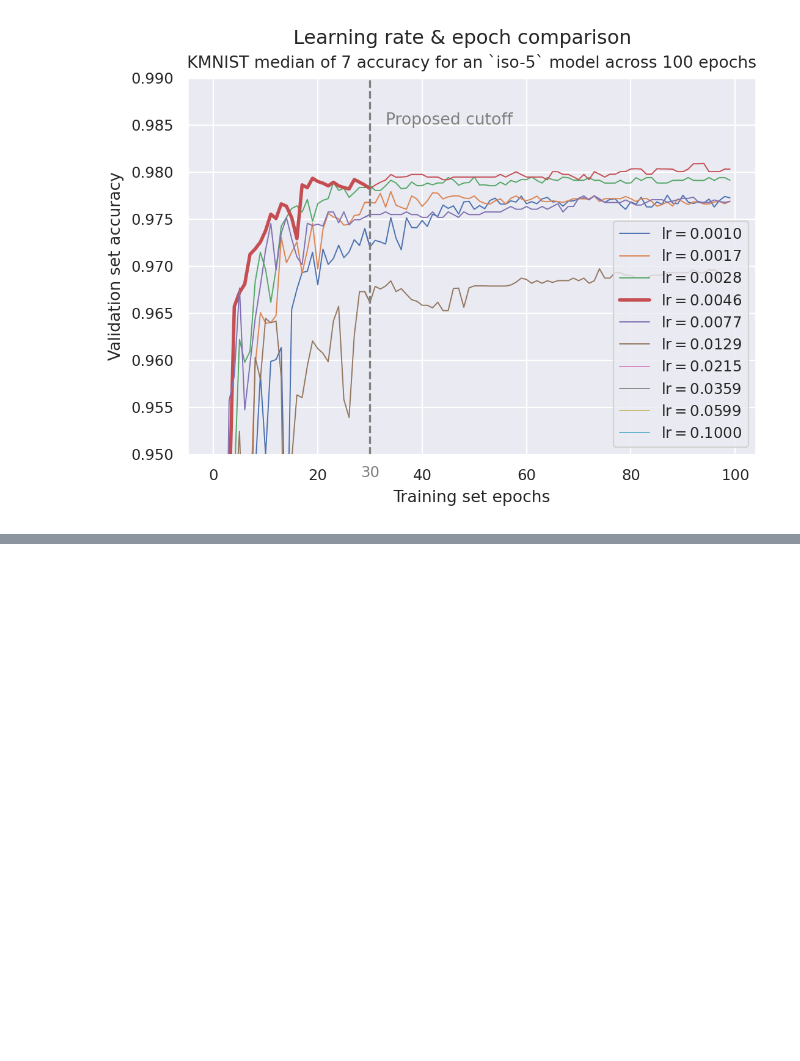
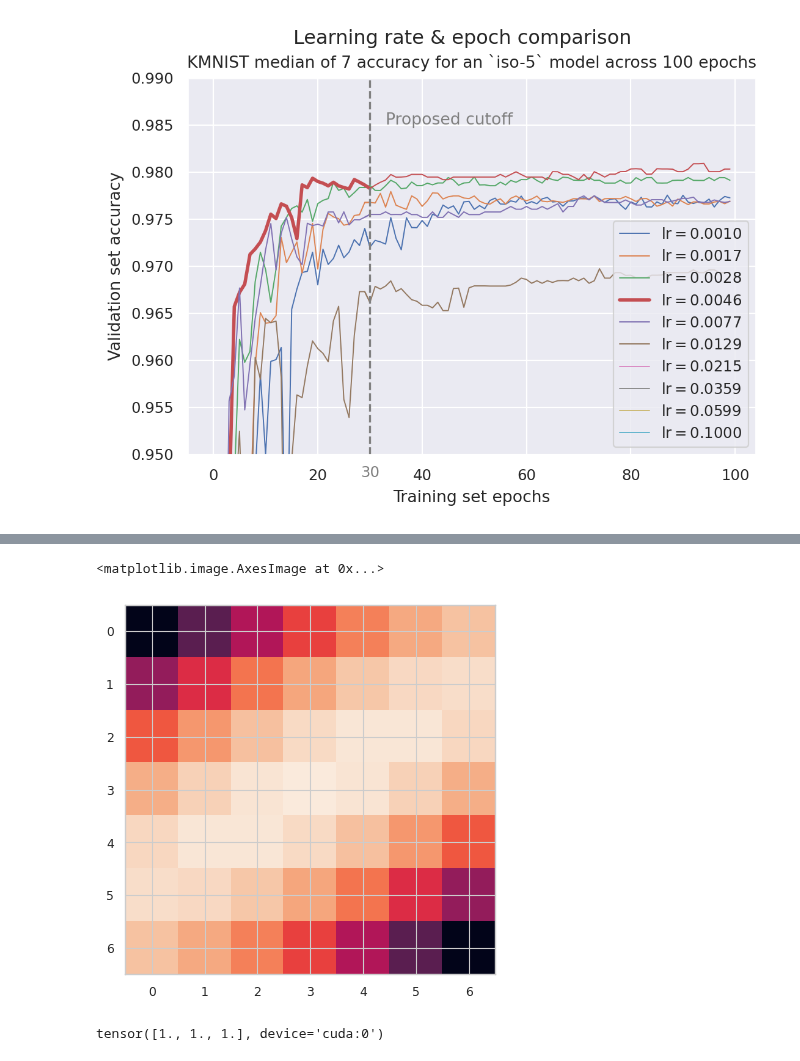
Before and after one commit to p-adema/quadratic-conv, a Jupyter notebook: scratch/training_check.ipynb, the cells around one changed output, grey strips where cells are left out. Drawn from its saved outputs; the diff is of its cells as text; code cells hidden in the pictures; blank space fills up the shorter version.

```diff
--- a/scratch/training_check.ipynb
+++ b/scratch/training_check.ipynb
@@ -333,0 +310,7 @@ res['aniso-7-uiso'] = LeNet.fit_many(km_tune, pool_fn="aniso-7", init="uniform-i
+# %%
+model = LeNet(1, 10, "aniso-7")
+k0 = model.net[2].kernel()
+model.fit(k_mnist, epochs=30, batch_size=1024, lr=0.004)
+# %%
+k = model.net[2].kernel()
+k.shape
@@ -333,0 +339,9 @@ res['aniso-7-uiso'] = LeNet.fit_many(km_tune, pool_fn="aniso-7", init="uniform-i
+# %%
+plt.imshow(k[8, 0].numpy(force=True))
+# %% [output]
+<matplotlib.image.AxesImage at 0x...>
+[figure, added]
+# %%
+torch.ones(3, device='cuda')
+# %% [output]
+tensor([1., 1., 1.], device='cuda:0')
```
Also changed, not shown: parts of 7 cells of this notebook, 32 other files.
